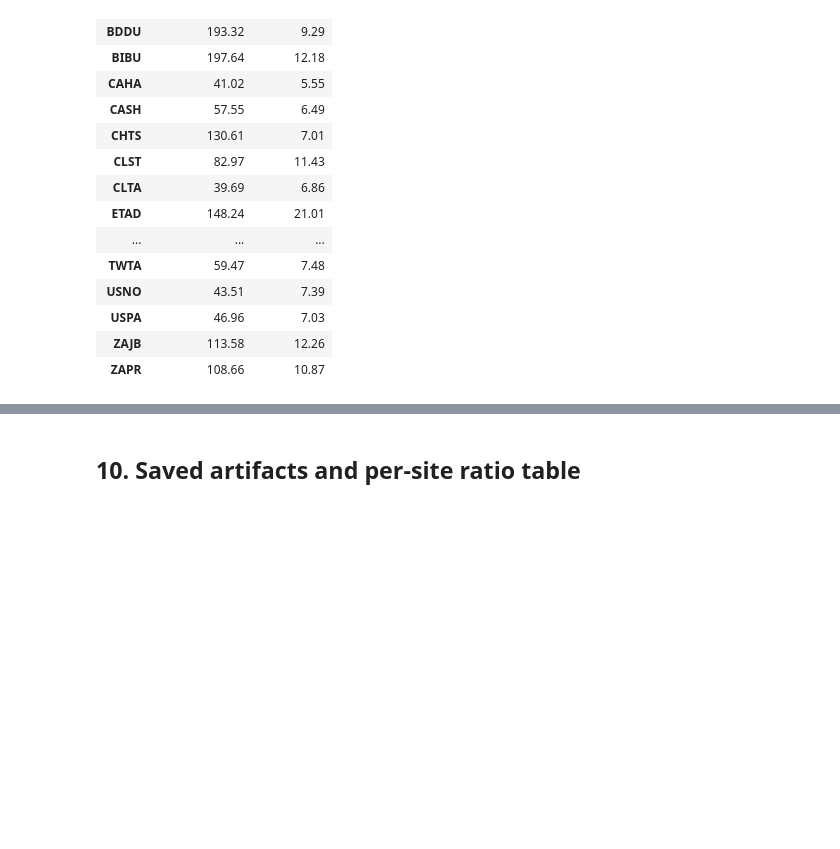
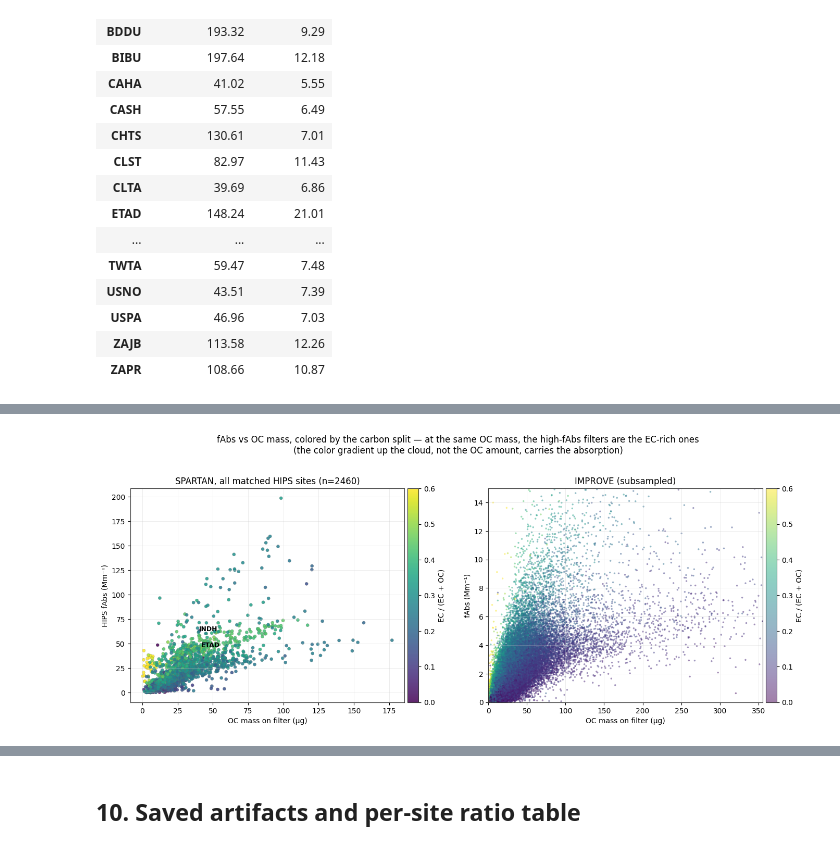
Before and after one commit to ahzs645/aethmodular, a Jupyter notebook: research/spartan/follow_up_mass_and_ratio_plots.ipynb, the cells around one changed output, grey strips where cells are left out. Drawn from its saved outputs; the diff is of its cells as text; code cells hidden in the pictures; blank space fills up the shorter version.

Commit message:
Add mass-space comparison notebook and composition-drift addendum figures
https://claude.ai/code/session_0181NeXBFgEsAQ6BuqGAixrN

```diff
--- a/research/spartan/follow_up_mass_and_ratio_plots.ipynb
+++ b/research/spartan/follow_up_mass_and_ratio_plots.ipynb
@@ -1140,0 +1152,40 @@ sp_site.round(2)
+# %%
+fe_all["EC_carbon_frac"] = np.where((fe_all["EC_thermal"] + fe_all["OC_thermal"]) > 0,
+                                    fe_all["EC_thermal"] / (fe_all["EC_thermal"] + fe_all["OC_thermal"]),
+                                    np.nan)
+fe_all["OC_mass_ug"] = fe_all["OC_thermal"] * fe_all["Volume"]
+imp["EC_carbon_frac"] = np.where((imp["ECf_Val"] + imp["OCf_Val"]) > 0,
+                                 imp["ECf_Val"] / (imp["ECf_Val"] + imp["OCf_Val"]), np.nan)
+
+fig, axes = plt.subplots(1, 2, figsize=(14, 5.6))
+d = fe_all.dropna(subset=["OC_mass_ug", "Fabs", "EC_carbon_frac"])
+d = d[(d["OC_mass_ug"] > 0) & (d["Fabs"] > 0)]
+sc = axes[0].scatter(d["OC_mass_ug"], d["Fabs"], s=20, c=d["EC_carbon_frac"], cmap="viridis",
+                     vmin=0, vmax=0.6, alpha=0.85, edgecolor="0.4", linewidth=0.2)
+fig.colorbar(sc, ax=axes[0], pad=0.01).set_label("EC / (EC + OC)")
+for s_ in ["ETAD", "INDH"]:
+    g = d[d["Site"].eq(s_)]
+    if len(g):
+        axes[0].annotate(s_, (g["OC_mass_ug"].median(), g["Fabs"].median()),
+                         fontsize=9, fontweight="bold")
+axes[0].set_xlabel("OC mass on filter (µg)")
+axes[0].set_ylabel("HIPS fAbs (Mm⁻¹)")
+axes[0].set_title(f"SPARTAN, all matched HIPS sites (n={len(d)})")
+
+di = imp.dropna(subset=["OC_mass_ug", "fAbs_Val", "EC_carbon_frac"])
+di = di[(di["OC_mass_ug"] > 0) & (di["fAbs_Val"] > 0)].sample(60000, random_state=0)
+sc = axes[1].scatter(di["OC_mass_ug"], di["fAbs_Val"], s=6, c=di["EC_carbon_frac"], cmap="viridis",
+                     vmin=0, vmax=0.6, alpha=0.5, linewidths=0, rasterized=True)
+fig.colorbar(sc, ax=axes[1], pad=0.01).set_label("EC / (EC + OC)")
+axes[1].set_xlim(0, di["OC_mass_ug"].quantile(0.995))
+axes[1].set_ylim(0, di["fAbs_Val"].quantile(0.995))
+axes[1].set_xlabel("OC mass on filter (µg)")
+axes[1].set_ylabel("fAbs (Mm⁻¹)")
+axes[1].set_title("IMPROVE (subsampled)")
+fig.suptitle("fAbs vs OC mass, colored by the carbon split — at the same OC mass, the high-fAbs filters are the EC-rich ones\n"
+             "(the color gradient up the cloud, not the OC amount, carries the absorption)", y=1.02)
+fig.tight_layout()
+fig.savefig(FIG_DIR / "fig13_fabs_vs_oc_colored_by_ec_share.png", dpi=200, bbox_inches="tight")
+plt.show()
+# %% [output]
+[figure, added]
```
Also changed, not shown: parts of 6 cells of this notebook, 13 other files.
